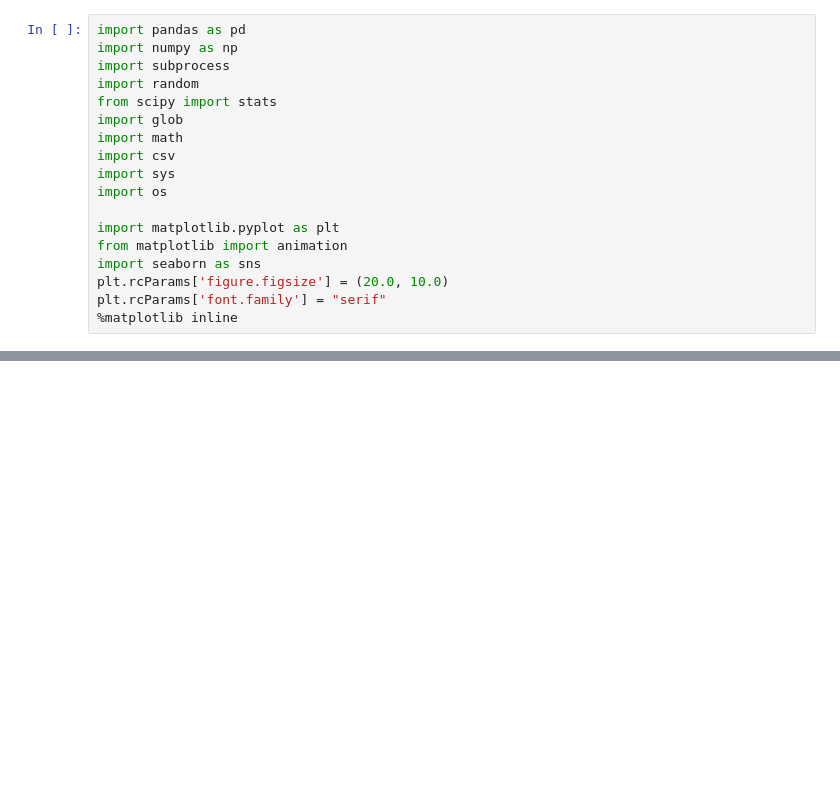
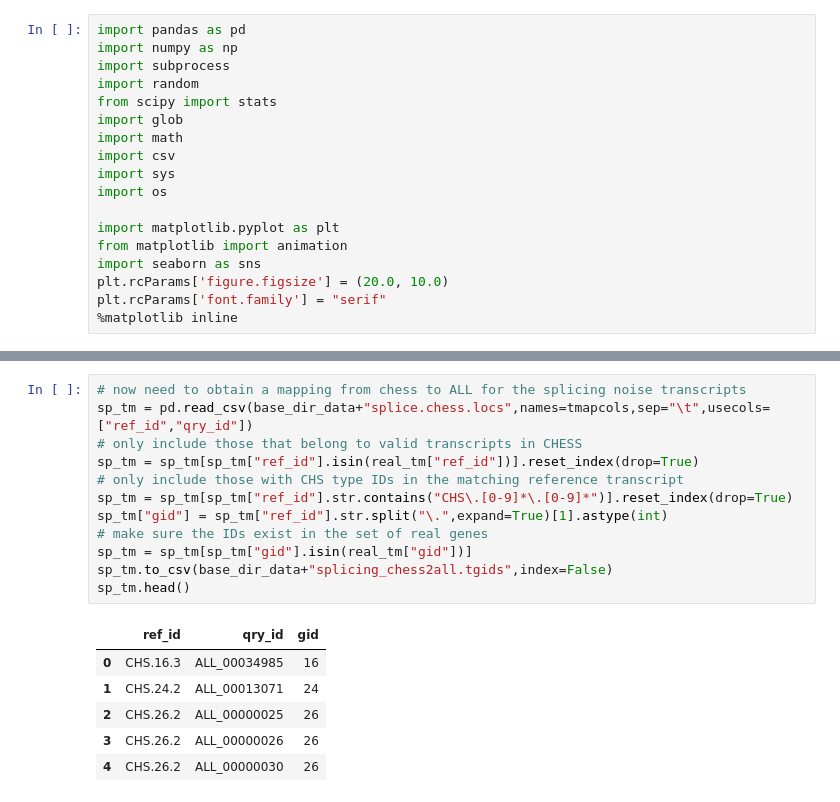
Before and after one commit to alevar/tx_noise, a Jupyter notebook: simulation_setup.ipynb, the cells around one changed output, grey strips where cells are left out. Saved outputs shown, nothing was run; the diff lists cells and outputs as text; blank space fills up the shorter version.

```diff
--- a/simulation_setup.ipynb
+++ b/simulation_setup.ipynb
@@ -610,0 +153,19 @@ exp_real
+# %%
+# now need to obtain a mapping from chess to ALL for the splicing noise transcripts
+sp_tm = pd.read_csv(base_dir_data+"splice.chess.locs",names=tmapcols,sep="\t",usecols=["ref_id","qry_id"])
+# only include those that belong to valid transcripts in CHESS
+sp_tm = sp_tm[sp_tm["ref_id"].isin(real_tm["ref_id"])].reset_index(drop=True)
+# only include those with CHS type IDs in the matching reference transcript
+sp_tm = sp_tm[sp_tm["ref_id"].str.contains("CHS\.[0-9]*\.[0-9]*")].reset_index(drop=True)
+sp_tm["gid"] = sp_tm["ref_id"].str.split("\.",expand=True)[1].astype(int)
+# make sure the IDs exist in the set of real genes
+sp_tm = sp_tm[sp_tm["gid"].isin(real_tm["gid"])]
+sp_tm.to_csv(base_dir_data+"splicing_chess2all.tgids",index=False)
+sp_tm.head()
+# %% [output]
+|  | ref_id | qry_id | gid |
+| 0 | CHS.16.3 | ALL_00034985 | 16 |
+| 1 | CHS.24.2 | ALL_00013071 | 24 |
+| 2 | CHS.26.2 | ALL_00000025 | 26 |
+| 3 | CHS.26.2 | ALL_00000026 | 26 |
+| 4 | CHS.26.2 | ALL_00000030 | 26 |
```
Also changed, not shown: parts of 45 cells of this notebook, 6 other files.
